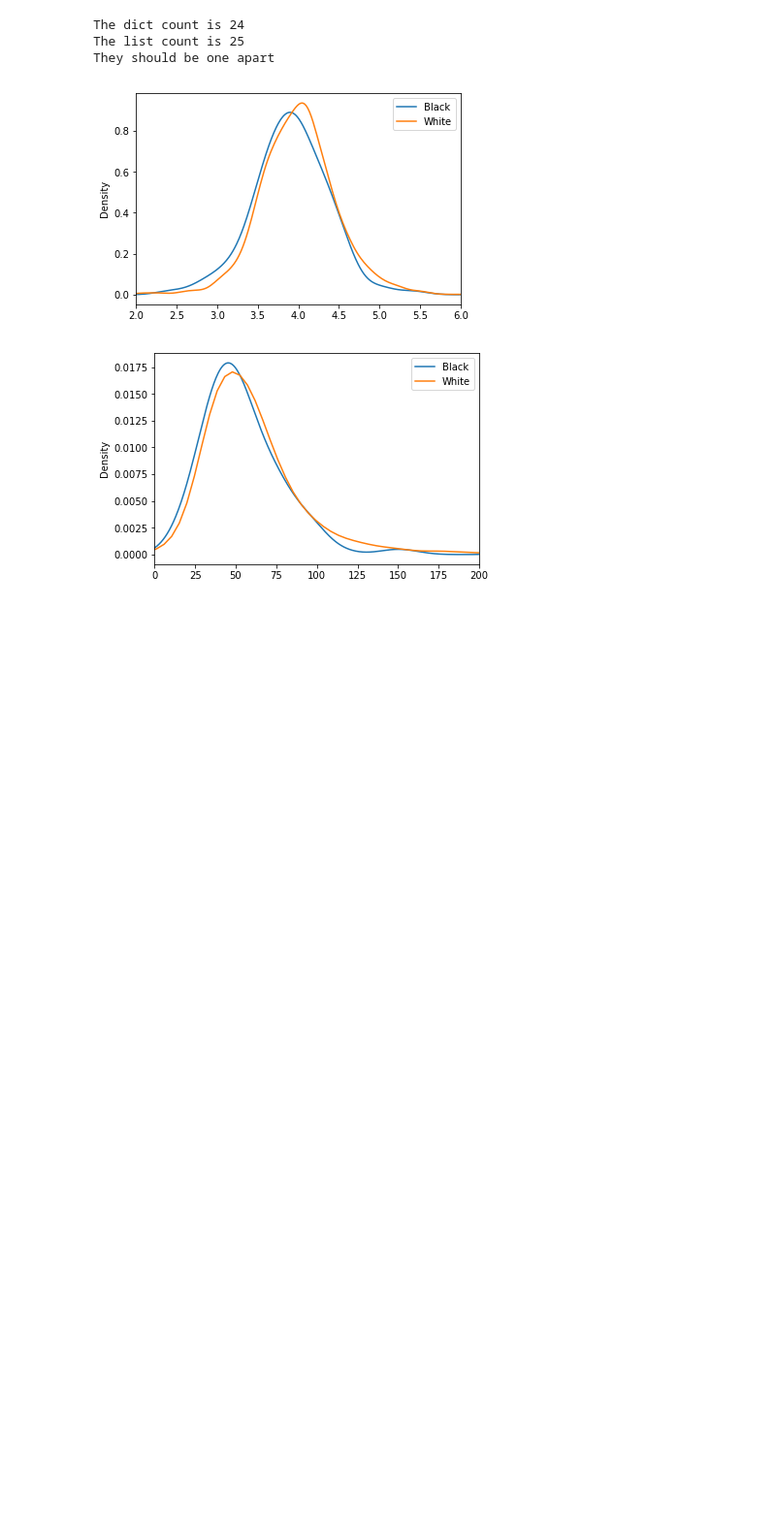
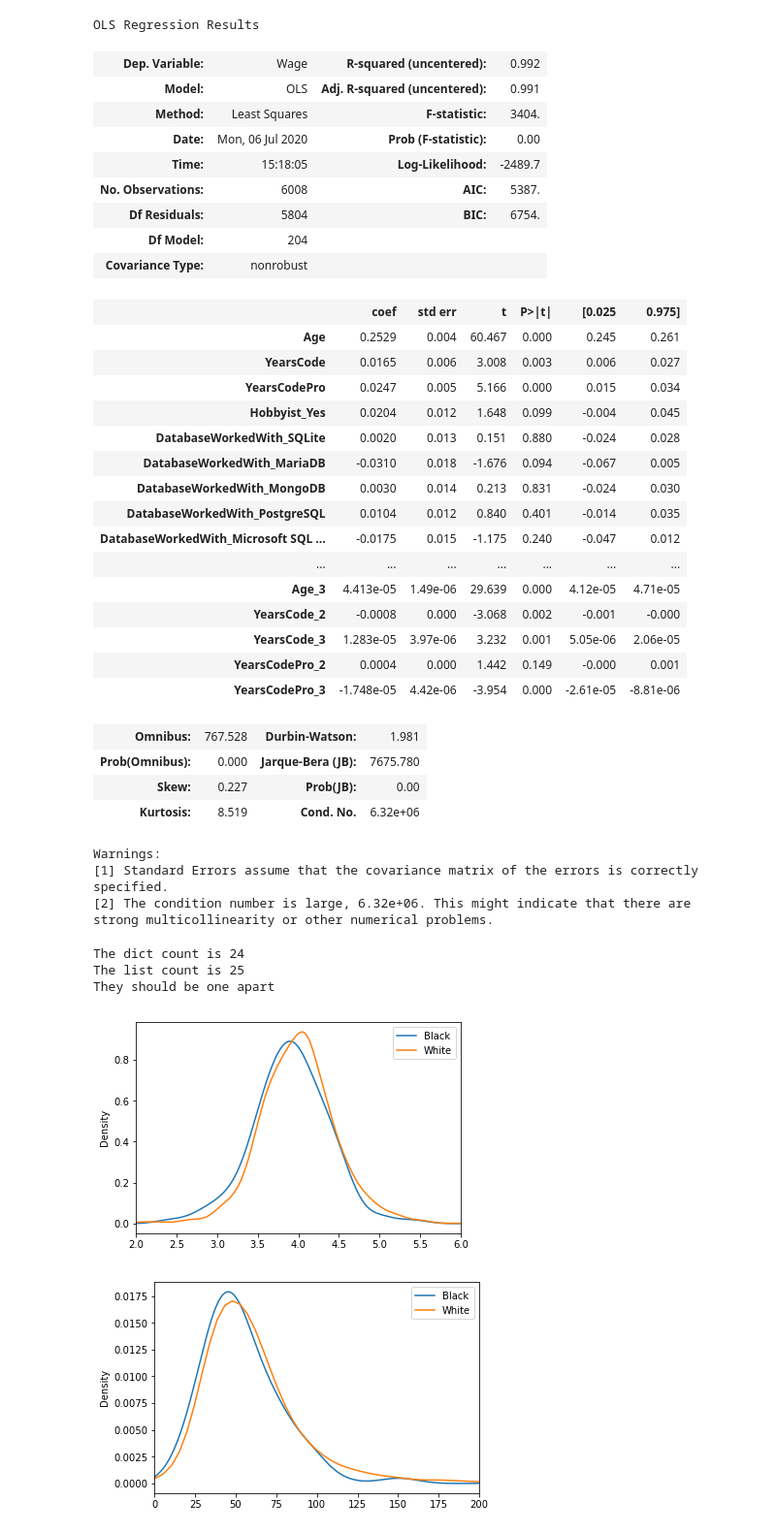
Before and after one commit to whoisnnamdi/black-dev-2020, a Jupyter notebook: code/notebook.ipynb, the cells around one changed output. Shown at 97% size. Saved outputs shown, nothing was run; the diff lists cells and outputs as text; code cells hidden in the pictures; blank space fills up the shorter version.

```diff
--- a/notebook.ipynb
+++ b/code/notebook.ipynb
@@ -4,3 +5,4 @@ import numpy as np
 import matplotlib.pyplot as plt
 # %%
-data = pd.read_csv("data/2020/survey_results_public.csv")
+DATA_PATH = "data/2020/survey_results_public.csv"
+data = pd.read_csv(DATA_PATH)
@@ -45,20 +8,0 @@ groups = {
-# %%
-data = data[data["Country"] == "United States"]
-data = data[data["MainBranch"] == "I am a developer by profession"]
-data = data[data["Age"] >= 18]
-
-data = data[(data["ConvertedComp"] <= 500000) & (data["ConvertedComp"] > 0)]
-data["Wage"] = np.log(data["ConvertedComp"] / 50 / data["WorkWeekHrs"])
-data = data.dropna(subset=["Wage"])
-
-data = data.fillna("no_answer")
-
-# Given the focus on black developers and the very small sample proportion, coding all developers who identify as at least
-# partially black as black. All other multiracial individuals coded as multiracial
-
-# Increases black proportion from ~1.4% (all multiracial coded as multiracial) to ~2.3% (multiracial blacks coded as black)
-data["Ethnicity"].loc[data.Ethnicity.str.contains("Black")] = "Black or of African descent"
-data["Ethnicity"].loc[data.Ethnicity.str.split(";").map(lambda x: len(x) > 1) | (data["Ethnicity"] == "Biracial")] = "Multiracial"
-print(f'{data.Ethnicity.str.contains("Black").sum() / len(data)*100:.1f}% black developers in the sample with multiracial replacement')
-
-data = data[keep]
@@ -87,3 +140,60 @@ data
+# %%
+for cat in categorical:
+    for col in list(set([i for row in data[cat].str.split(";") for i in row])):
+
+        # Create control columns
+        data[cat+"_"+col] = data[cat].str.split(";").map(lambda x: col in x)
+
+    # Drop base level for each categorical
+    data = data.drop(cat+"_"+base[cat], axis=1)
+
+    # Drop original categorical column
+    data = data.drop(cat, axis=1)
+
+# Creat cubic polynomials to model lifecycle dynamics across age and years of experience
+for col in numeric:
+    if col != "Wage":
+        data[col+"_2"] = data[col]**2
+        data[col+"_3"] = data[col]**3
+
+data = data.astype("float")
+# %%
+sm.OLS(endog=data["Wage"], exog=data[[col for col in data.columns if col != "Wage"]]).fit().summary()
+# %% [output]
+OLS Regression Results
+| Dep. Variable: | Wage | R-squared (uncentered): | 0.992 |
+| Model: | OLS | Adj. R-squared (uncentered): | 0.991 |
+| Method: | Least Squares | F-statistic: | 3404. |
+| Date: | Mon, 06 Jul 2020 | Prob (F-statistic): | 0.00 |
+| Time: | 15:18:05 | Log-Likelihood: | -2489.7 |
+| No. Observations: | 6008 | AIC: | 5387. |
+| Df Residuals: | 5804 | BIC: | 6754. |
+| Df Model: | 204 |  |  |
+| Covariance Type: | nonrobust |  |  |
+|  | coef | std err | t | P>|t| | [0.025 | 0.975] |
+| Age | 0.2529 | 0.004 | 60.467 | 0.000 | 0.245 | 0.261 |
+| YearsCode | 0.0165 | 0.006 | 3.008 | 0.003 | 0.006 | 0.027 |
+| YearsCodePro | 0.0247 | 0.005 | 5.166 | 0.000 | 0.015 | 0.034 |
+| Hobbyist_Yes | 0.0204 | 0.012 | 1.648 | 0.099 | -0.004 | 0.045 |
+| DatabaseWorkedWith_SQLite | 0.0020 | 0.013 | 0.151 | 0.880 | -0.024 | 0.028 |
+| DatabaseWorkedWith_MariaDB | -0.0310 | 0.018 | -1.676 | 0.094 | -0.067 | 0.005 |
+| DatabaseWorkedWith_MongoDB | 0.0030 | 0.014 | 0.213 | 0.831 | -0.024 | 0.030 |
+| DatabaseWorkedWith_PostgreSQL | 0.0104 | 0.012 | 0.840 | 0.401 | -0.014 | 0.035 |
+| DatabaseWorkedWith_Microsoft SQL ... | -0.0175 | 0.015 | -1.175 | 0.240 | -0.047 | 0.012 |
+| ... | ... | ... | ... | ... | ... | ... |
+| Age_3 | 4.413e-05 | 1.49e-06 | 29.639 | 0.000 | 4.12e-05 | 4.71e-05 |
+| YearsCode_2 | -0.0008 | 0.000 | -3.068 | 0.002 | -0.001 | -0.000 |
+| YearsCode_3 | 1.283e-05 | 3.97e-06 | 3.232 | 0.001 | 5.05e-06 | 2.06e-05 |
+| YearsCodePro_2 | 0.0004 | 0.000 | 1.442 | 0.149 | -0.000 | 0.001 |
+| YearsCodePro_3 | -1.748e-05 | 4.42e-06 | -3.954 | 0.000 | -2.61e-05 | -8.81e-06 |
+| Omnibus: | 767.528 | Durbin-Watson: | 1.981 |
+| Prob(Omnibus): | 0.000 | Jarque-Bera (JB): | 7675.780 |
+| Skew: | 0.227 | Prob(JB): | 0.00 |
+| Kurtosis: | 8.519 | Cond. No. | 6.32e+06 |
+Warnings:
+[1] Standard Errors assume that the covariance matrix of the errors is correctly specified.
+[2] The condition number is large, 6.32e+06. This might indicate that there are
+strong multicollinearity or other numerical problems.
 # %%
 count = 0
 
```
Also changed, not shown: parts of 10 cells of this notebook, 1 other file.
